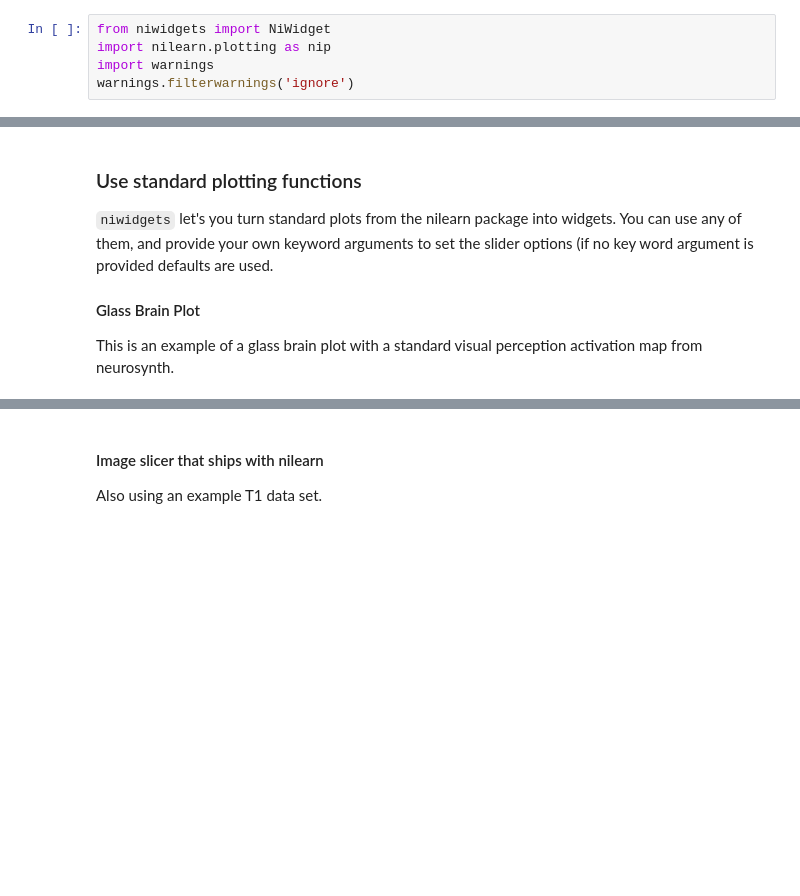
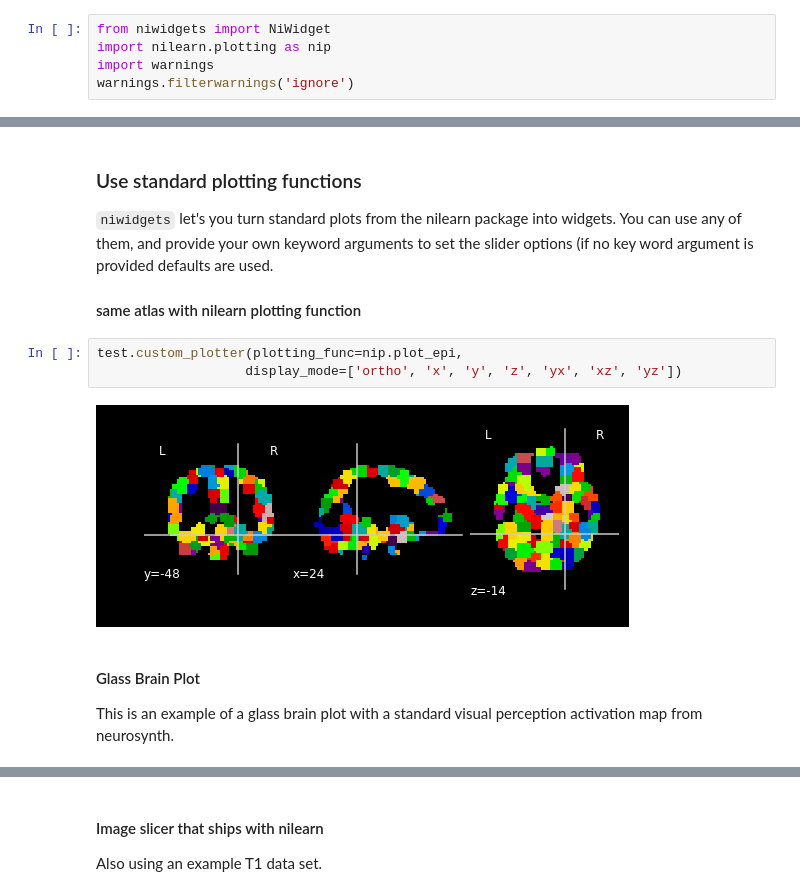
Before and after one commit to nipy/niwidgets, a Jupyter notebook: visualisation_wrapper.ipynb, the cells around one changed output, grey strips where cells are left out. Drawn from its saved outputs; the diff is of its cells as text; blank space fills up the shorter version.

Commit message:
merged example notebooks

```diff
--- a/visualisation_wrapper.ipynb
+++ b/visualisation_wrapper.ipynb
@@ -15,9 +15,16 @@ test.nifti_plotter()
 
 `niwidgets` let's you turn standard plots from the nilearn package into widgets. You can use any of them, and provide your own keyword arguments to set the slider options (if no key word argument is provided defaults are used.
 
-#### Glass Brain Plot
-
-This is an example of a glass brain plot with a standard visual perception activation map from neurosynth.
+#### same atlas with nilearn plotting function
+# %%
+test.custom_plotter(plotting_func=nip.plot_epi,
+                   display_mode=['ortho', 'x', 'y', 'z', 'yx', 'xz', 'yz'])
+# %% [output]
+[figure, added]
+# %% [markdown]
+#### Glass Brain Plot
+
+This is an example of a glass brain plot with a standard visual perception activation map from neurosynth.
 # %%
 from niwidgets import examplezmap
 test = NiWidget(examplezmap)
```
Also changed, not shown: parts of 5 cells of this notebook, 1 other file.
